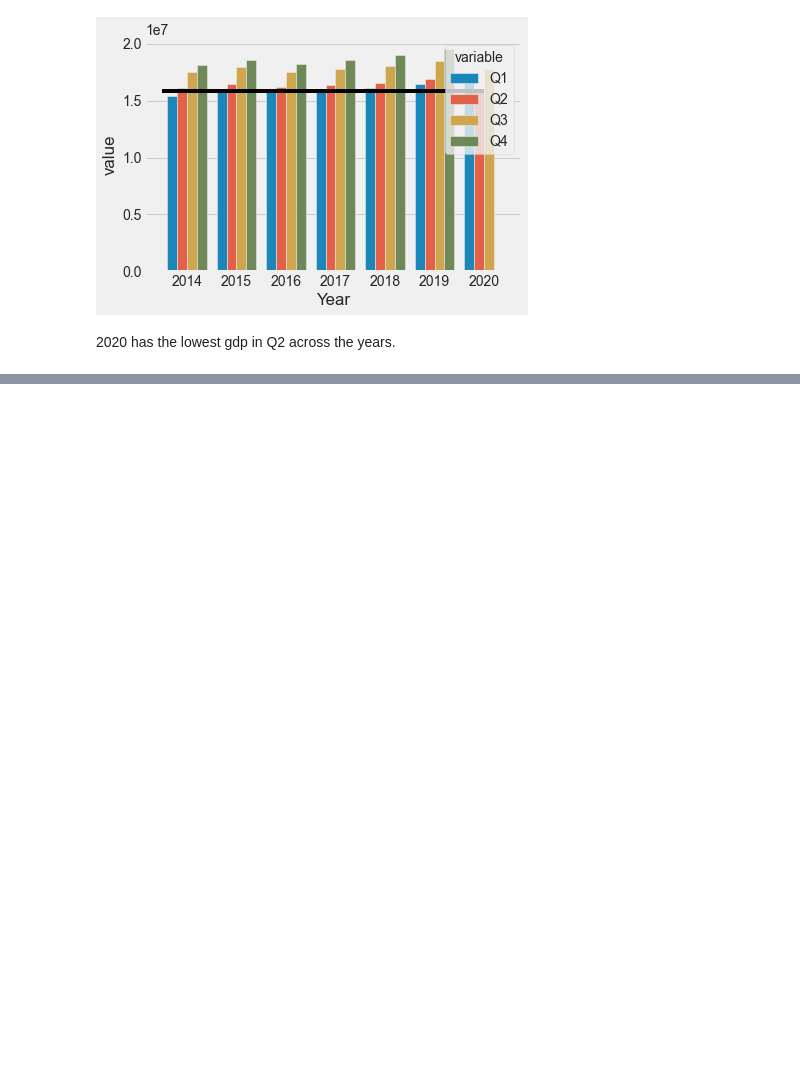
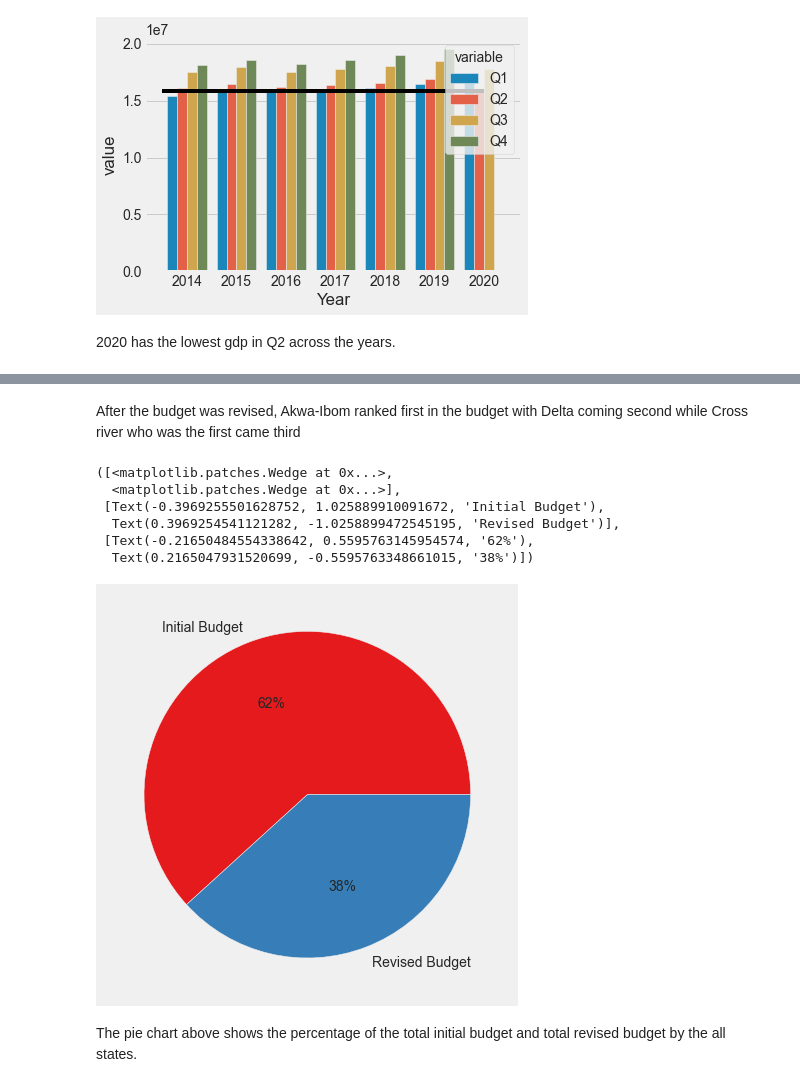
Before and after one commit to Obasteve/covid19dataanalysis, a Jupyter notebook: COVID19DATAANALYSIS.ipynb, the cells around one changed output, grey strips where cells are left out. Cells and saved outputs as stored; diff of their text form; code cells hidden in the pictures; blank space fills up the shorter version.

```diff
--- a/COVID19DATAANALYSIS.ipynb
+++ b/COVID19DATAANALYSIS.ipynb
@@ -759,0 +792,20 @@ ax.hlines( y=Q2, xmin= 6, xmax=-0.5, colors='black')
+# %% [markdown]
+After the budget was revised, Akwa-Ibom ranked first in the budget with Delta coming second while Cross river who was the first came third
+# %%
+plt.figure(figsize=(14,7))
+overallbudget_revised=df_budget_data['Revised_budget (Bn)'].sum()
+overallbudget_initial= df_budget_data['Initial_budget (Bn)'].sum()
+Data= [overallbudget_initial, overallbudget_revised]
+labels=['Initial Budget','Revised Budget',]
+color=sns.color_palette('Set1')
+plt.pie(Data, labels=labels, colors=color, autopct='%.0f%%')
+# %% [output]
+([<matplotlib.patches.Wedge at 0x...>,
+  <matplotlib.patches.Wedge at 0x...>],
+ [Text(-0.3969255501628752, 1.025889910091672, 'Initial Budget'),
+  Text(0.3969254541121282, -1.0258899472545195, 'Revised Budget')],
+ [Text(-0.21650484554338642, 0.5595763145954574, '62%'),
+  Text(0.2165047931520699, -0.5595763348661015, '38%')])
+[figure, added]
+# %% [markdown]
+The pie chart above shows the percentage of the total initial budget and total revised budget by the all states.
```
Also changed, not shown: parts of 14 cells of this notebook, 1 other file.
